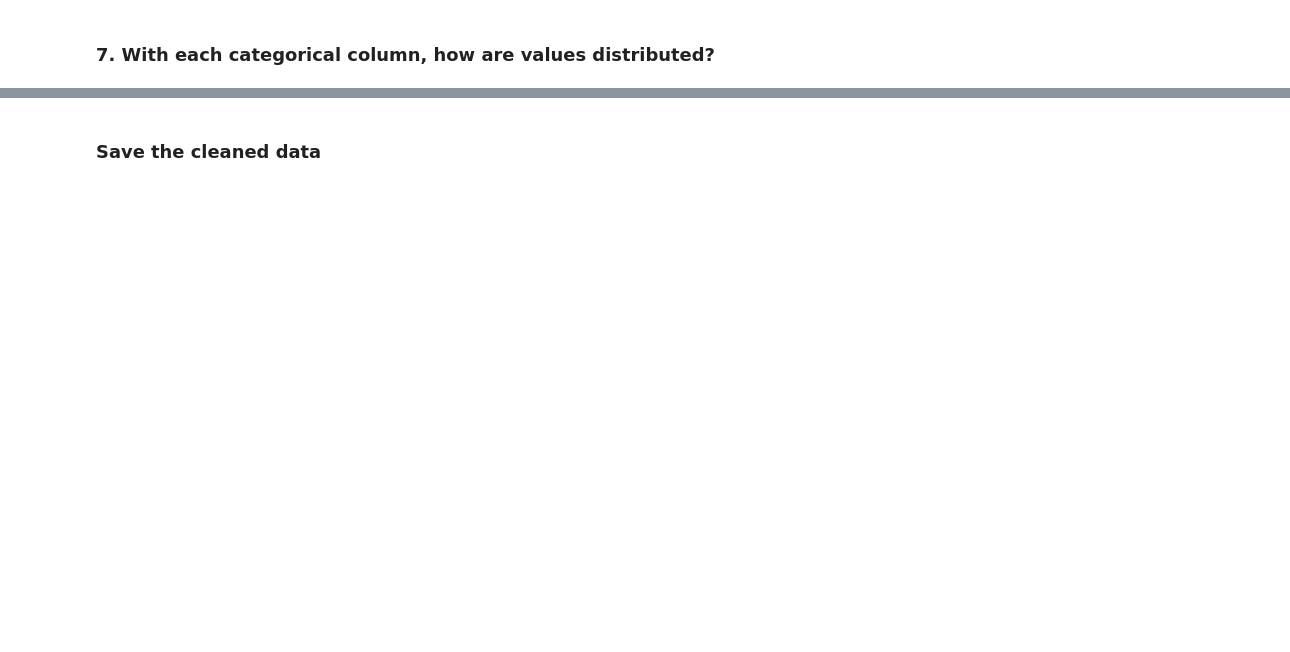
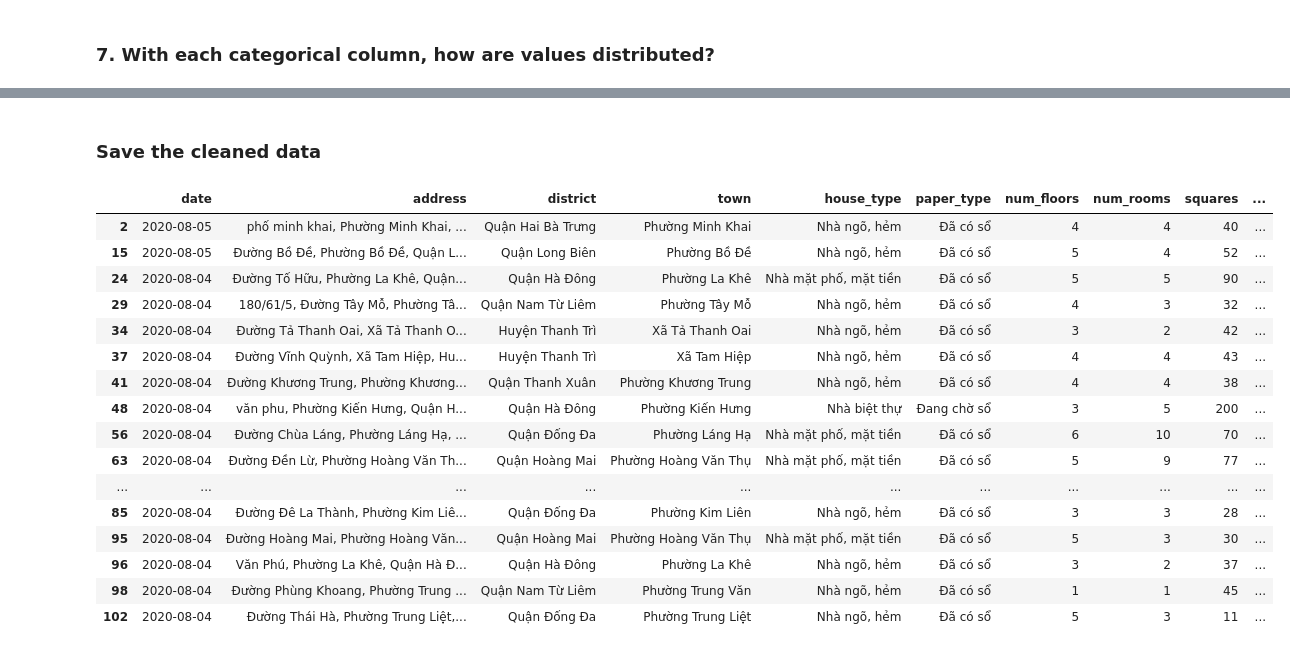
Before and after one commit to TienDat57/Project-DV, a Jupyter notebook: notebook/DataExploration.ipynb, the cells around one changed output, grey strips where cells are left out. Saved outputs shown, nothing was run; the diff lists cells and outputs as text; code cells hidden in the pictures; blank space fills up the shorter version.

```diff
--- a/notebook/DataExploration.ipynb
+++ b/notebook/DataExploration.ipynb
@@ -412,4 +411,26 @@ draw_category_with_offset_limit(town_category, 6, 7)
-# %% [markdown]
-### **Save the cleaned data**
+# %% [markdown]
+### **Save the cleaned data**
+# %%
+
+df["price"] = df["squares"] * df["price_per_m2"]
+df.head(20)
+# %% [output]
+|  | date | address | district | town | house_type | paper_type | num_floors | num_rooms | squares | ... |
+| 2 | 2020-08-05 | phố minh khai, Phường Minh Khai, ... | Quận Hai Bà Trưng | Phường Minh Khai | Nhà ngõ, hẻm | Đã có sổ | 4 | 4 | 40 | ... |
+| 15 | 2020-08-05 | Đường Bồ Đề, Phường Bồ Đề, Quận L... | Quận Long Biên | Phường Bồ Đề | Nhà ngõ, hẻm | Đã có sổ | 5 | 4 | 52 | ... |
+| 24 | 2020-08-04 | Đường Tố Hữu, Phường La Khê, Quận... | Quận Hà Đông | Phường La Khê | Nhà mặt phố, mặt tiền | Đã có sổ | 5 | 5 | 90 | ... |
+| 29 | 2020-08-04 | 180/61/5, Đường Tây Mỗ, Phường Tâ... | Quận Nam Từ Liêm | Phường Tây Mỗ | Nhà ngõ, hẻm | Đã có sổ | 4 | 3 | 32 | ... |
+| 34 | 2020-08-04 | Đường Tả Thanh Oai, Xã Tả Thanh O... | Huyện Thanh Trì | Xã Tả Thanh Oai | Nhà ngõ, hẻm | Đã có sổ | 3 | 2 | 42 | ... |
+| 37 | 2020-08-04 | Đường Vĩnh Quỳnh, Xã Tam Hiệp, Hu... | Huyện Thanh Trì | Xã Tam Hiệp | Nhà ngõ, hẻm | Đã có sổ | 4 | 4 | 43 | ... |
+| 41 | 2020-08-04 | Đường Khương Trung, Phường Khương... | Quận Thanh Xuân | Phường Khương Trung | Nhà ngõ, hẻm | Đã có sổ | 4 | 4 | 38 | ... |
+| 48 | 2020-08-04 | văn phu, Phường Kiến Hưng, Quận H... | Quận Hà Đông | Phường Kiến Hưng | Nhà biệt thự | Đang chờ sổ | 3 | 5 | 200 | ... |
+| 56 | 2020-08-04 | Đường Chùa Láng, Phường Láng Hạ, ... | Quận Đống Đa | Phường Láng Hạ | Nhà mặt phố, mặt tiền | Đã có sổ | 6 | 10 | 70 | ... |
+| 63 | 2020-08-04 | Đường Đền Lừ, Phường Hoàng Văn Th... | Quận Hoàng Mai | Phường Hoàng Văn Thụ | Nhà mặt phố, mặt tiền | Đã có sổ | 5 | 9 | 77 | ... |
+| ... | ... | ... | ... | ... | ... | ... | ... | ... | ... | ... |
+| 85 | 2020-08-04 | Đường Đê La Thành, Phường Kim Liê... | Quận Đống Đa | Phường Kim Liên | Nhà ngõ, hẻm | Đã có sổ | 3 | 3 | 28 | ... |
+| 95 | 2020-08-04 | Đường Hoàng Mai, Phường Hoàng Văn... | Quận Hoàng Mai | Phường Hoàng Văn Thụ | Nhà mặt phố, mặt tiền | Đã có sổ | 5 | 3 | 30 | ... |
+| 96 | 2020-08-04 | Văn Phú, Phường La Khê, Quận Hà Đ... | Quận Hà Đông | Phường La Khê | Nhà ngõ, hẻm | Đã có sổ | 3 | 2 | 37 | ... |
+| 98 | 2020-08-04 | Đường Phùng Khoang, Phường Trung ... | Quận Nam Từ Liêm | Phường Trung Văn | Nhà ngõ, hẻm | Đã có sổ | 1 | 1 | 45 | ... |
+| 102 | 2020-08-04 | Đường Thái Hà, Phường Trung Liệt,... | Quận Đống Đa | Phường Trung Liệt | Nhà ngõ, hẻm | Đã có sổ | 5 | 3 | 11 | ... |
 # %%
 df.to_csv("../data/processed/VN_housing_dataset.csv", index=False)
```
Also changed, not shown: parts of 19 cells of this notebook, 1 other file.
